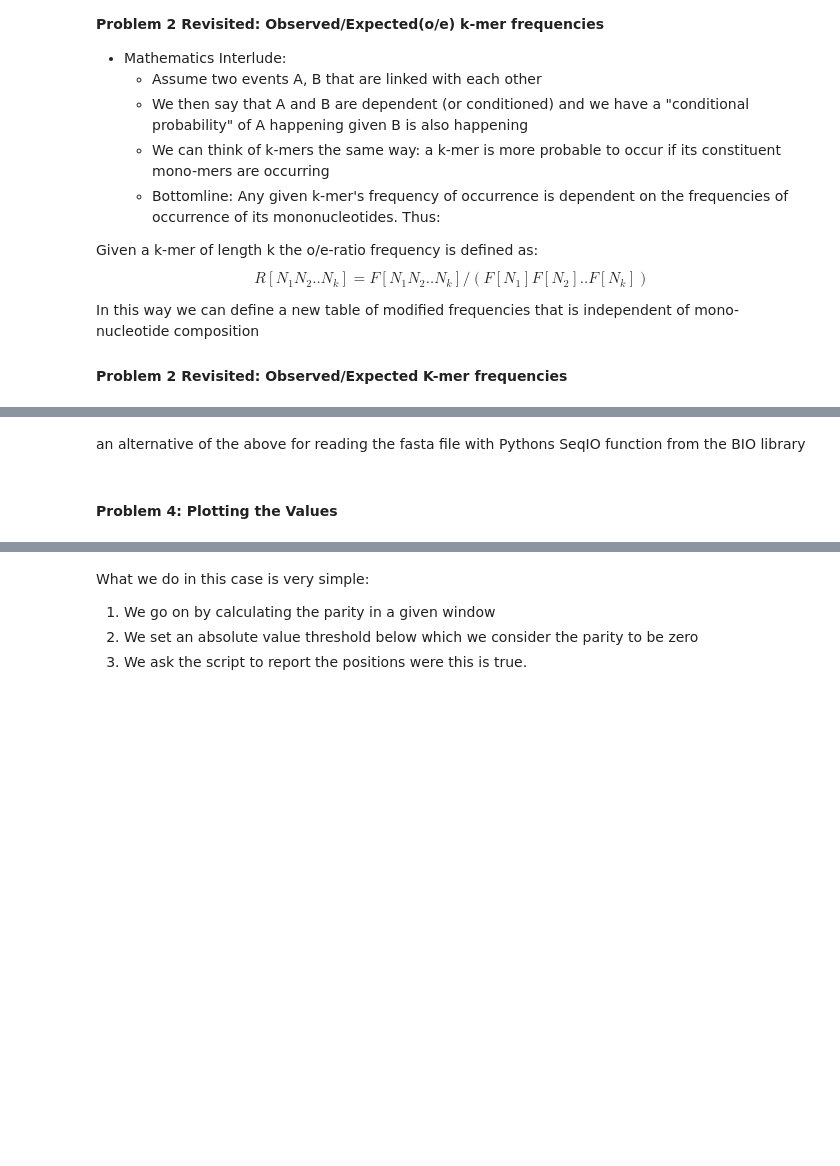
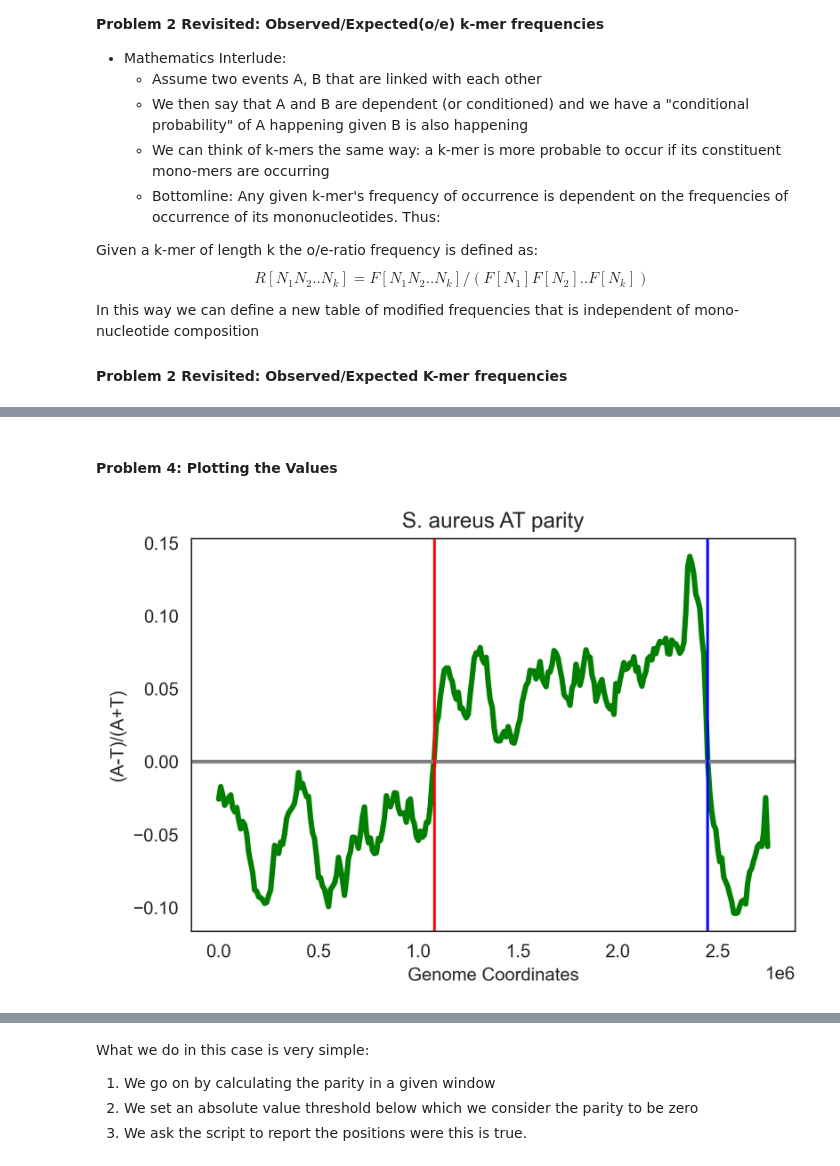
Before and after one commit to christoforos-nikolaou/BC205, a Jupyter notebook: Classes/Chapter_02_Sequence_Analysis.ipynb, the cells around one changed output, grey strips where cells are left out. Cells and saved outputs as stored; diff of their text form; code cells hidden in the pictures; blank space fills up the shorter version.

```diff
--- a/Classes/Chapter_02_Sequence_Analysis.ipynb
+++ b/Classes/Chapter_02_Sequence_Analysis.ipynb
@@ -699,7 +806,7 @@ T | 1.183 | 0.872 | 0.946 | 0.841
 
 #### Problem 4: Parity Measure Implementation
 # %%
-f=open('files/Staaur.fa', 'r')
+f=open('../files/Staaur.fa', 'r')
 
 import regex as re
 
@@ -730,2 +847,0 @@ for k in range(10):
-# %% [markdown]
-an alternative of the above for reading the fasta file with Pythons SeqIO function from the BIO library
@@ -744,7 +851,7 @@ with open(output_file) as out_file:
 import matplotlib.pyplot as plt
 import regex as re
 
-f = open('files/Staaur.fa', 'r')
+f = open('../files/Staaur.fa', 'r')
 seq = ""
 total = 0
 A=T=G=C=[]
@@ -765,33 +872,35 @@ times=int(len(seq)/step);
 for i in range(times):
     x.append(i*step)
     DNA=seq[i*step:i*step+window]
     A=DNA.count("A")
     T=DNA.count("T")
     C=DNA.count("C")
     G=DNA.count("G")
     ATparity.append(float(A-T)/float(A+T))
 
 # plotting points as a scatter plot
 plt.plot(x, ATparity, color= "green", linewidth = 3.0)
 plt.axhline(y = 0, color = 'grey', linewidth = 2.0)
 
 # plotting vertical lines at Ori and Ter
 plt.axvline(x = 1080000, color = 'red')
 plt.axvline(x = 2450000, color = 'blue')
 
 #plt.scatter(x, ATparity, color= "green")
 
 # x-axis label
 plt.xlabel('Genome Coordinates')
 # frequency label
 plt.ylabel('(A-T)/(A+T)')
 # plot title
 plt.title('S. aureus AT parity')
 # showing legend
 #plt.legend()
 
 # function to show the plot
 plt.show()
+# %% [output]
+[figure, added]
 # %% [markdown]
 #### Problem 4: Locating the breakpoint(s)
 * Not a simple problem. In fact one (breakpoint detection) for which research is ongoing in many fields
```
Also changed, not shown: parts of 24 cells of this notebook, 2 other files.
